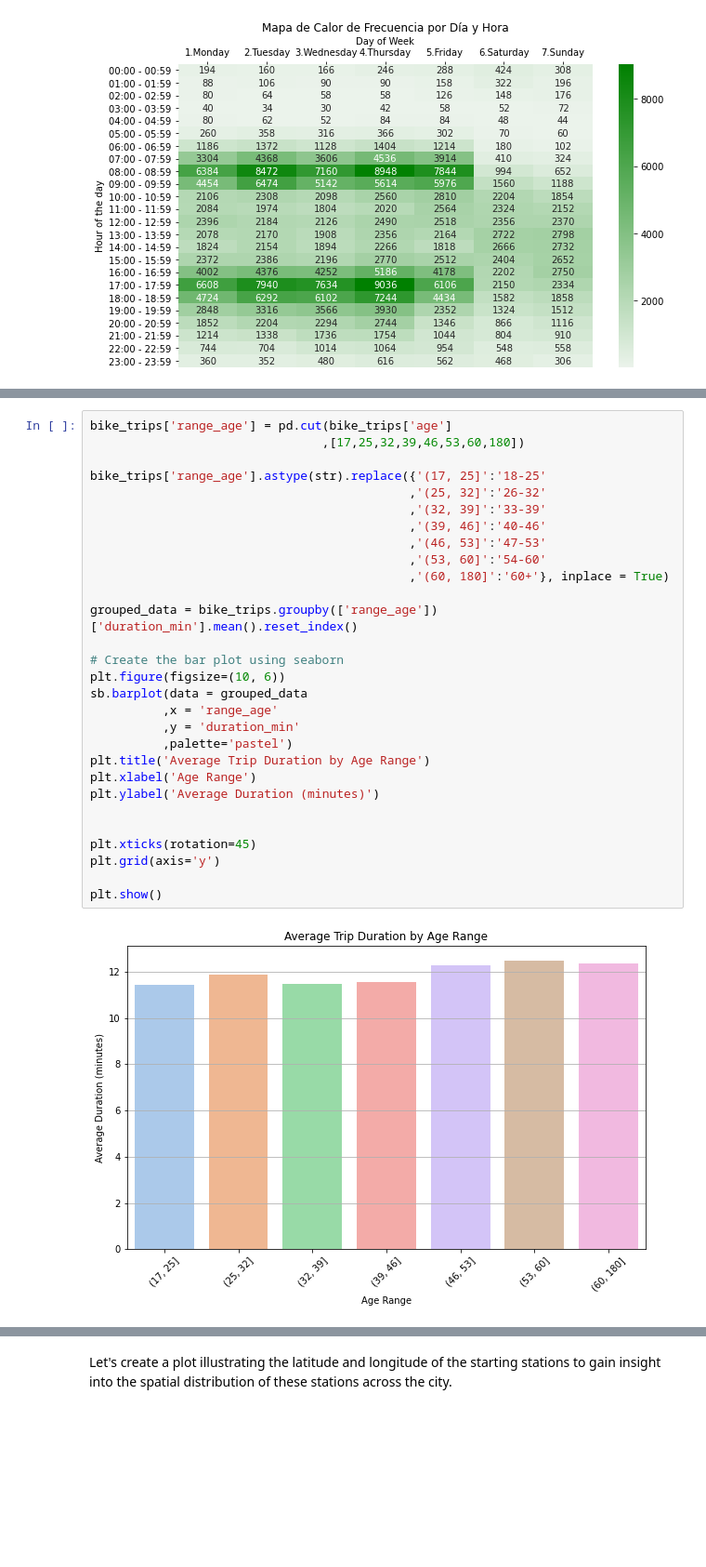
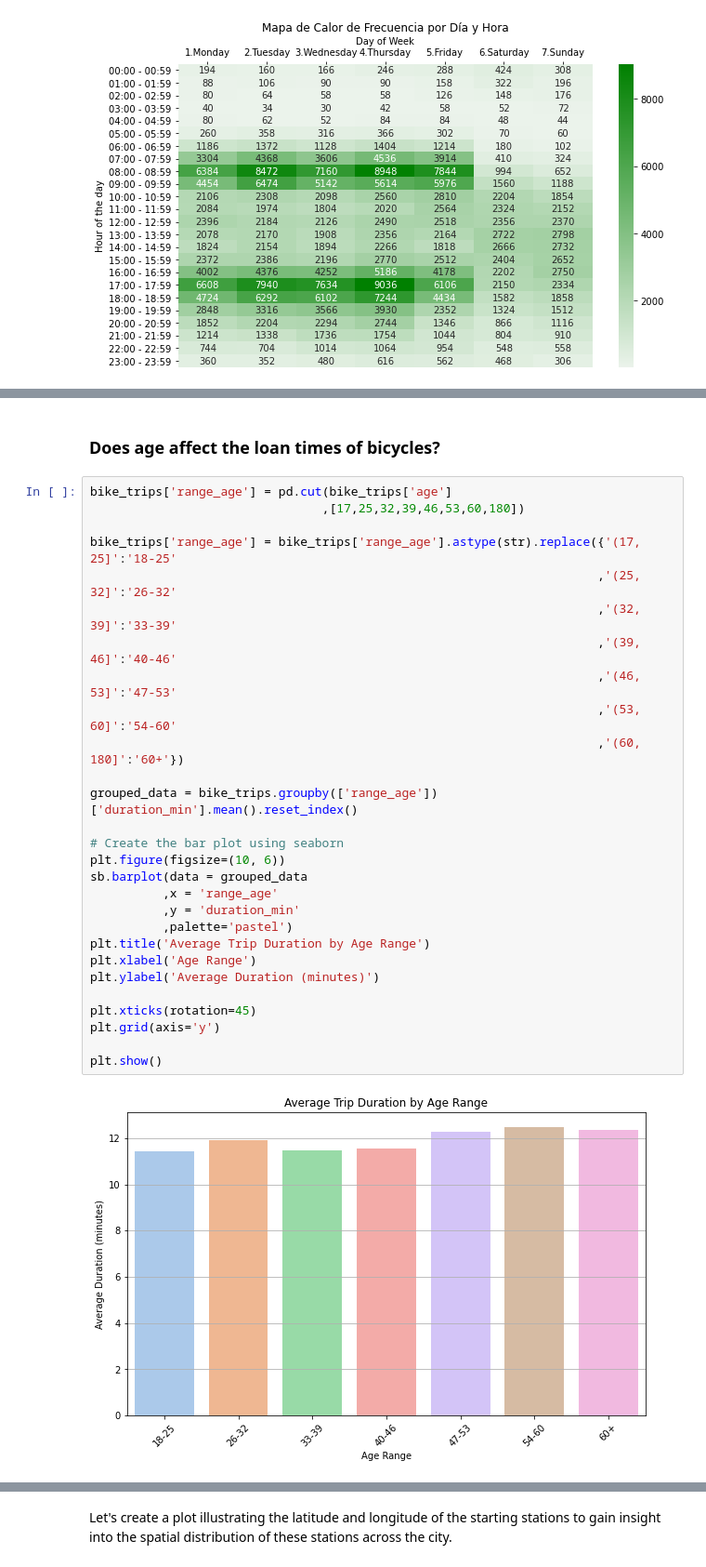
Before and after one commit to DiegoPinzon1049/Data_Visualization_Project, a Jupyter notebook: Part_I_exploration_Ford_GoBike_System_Data.ipynb, the cells around one changed output, grey strips where cells are left out. Shown at 93% size. Saved outputs shown, nothing was run; the diff lists cells and outputs as text; blank space fills up the shorter version.

```diff
--- a/Part_I_exploration_Ford_GoBike_System_Data.ipynb
+++ b/Part_I_exploration_Ford_GoBike_System_Data.ipynb
@@ -540,31 +566,32 @@ But let's see if theres a relation between age and time
+# %% [markdown]
+### Does age affect the loan times of bicycles?
 # %%
 bike_trips['range_age'] = pd.cut(bike_trips['age']
                                 ,[17,25,32,39,46,53,60,180])
 
-bike_trips['range_age'].astype(str).replace({'(17, 25]':'18-25'
-                                            ,'(25, 32]':'26-32'
-                                            ,'(32, 39]':'33-39'
-                                            ,'(39, 46]':'40-46'
-                                            ,'(46, 53]':'47-53'
-                                            ,'(53, 60]':'54-60'
-                                            ,'(60, 180]':'60+'}, inplace = True)
+bike_trips['range_age'] = bike_trips['range_age'].astype(str).replace({'(17, 25]':'18-25'
+                                                                      ,'(25, 32]':'26-32'
+                                                                      ,'(32, 39]':'33-39'
+                                                                      ,'(39, 46]':'40-46'
+                                                                      ,'(46, 53]':'47-53'
+                                                                      ,'(53, 60]':'54-60'
+                                                                      ,'(60, 180]':'60+'})
 
 grouped_data = bike_trips.groupby(['range_age'])['duration_min'].mean().reset_index()
 
 # Create the bar plot using seaborn
 plt.figure(figsize=(10, 6))
 sb.barplot(data = grouped_data
           ,x = 'range_age'
           ,y = 'duration_min'
           ,palette='pastel')
 plt.title('Average Trip Duration by Age Range')
 plt.xlabel('Age Range')
 plt.ylabel('Average Duration (minutes)')
 
-
 plt.xticks(rotation=45)
 plt.grid(axis='y')
 
 plt.show()
 # %% [output]
-[figure, old version]
+[figure, new version]
```
Also changed, not shown: parts of 29 cells of this notebook, 1 other file.
